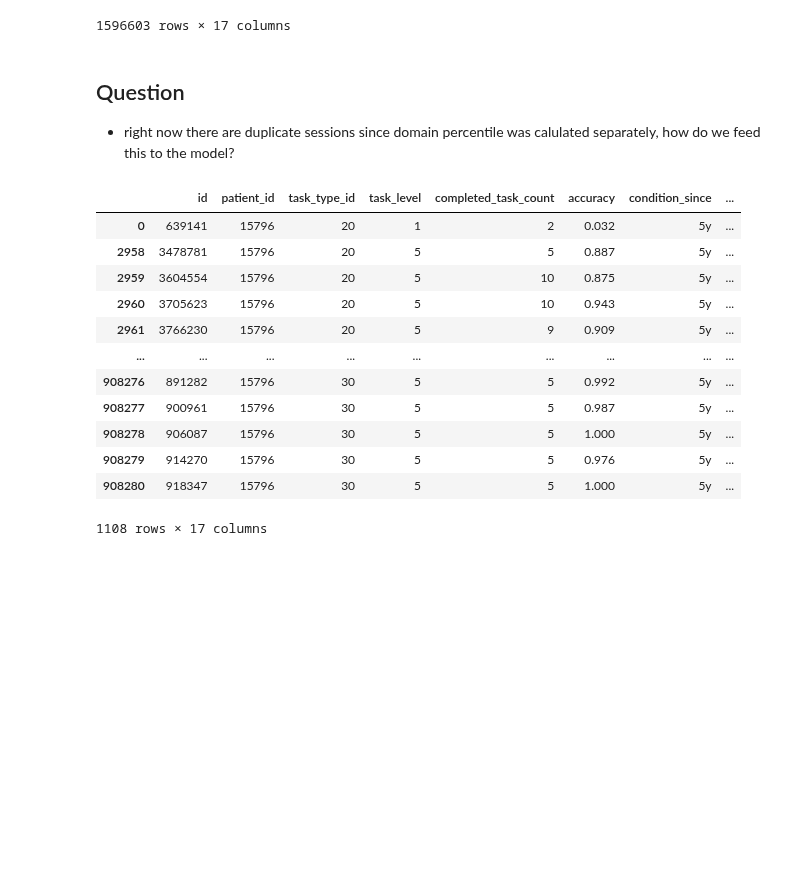
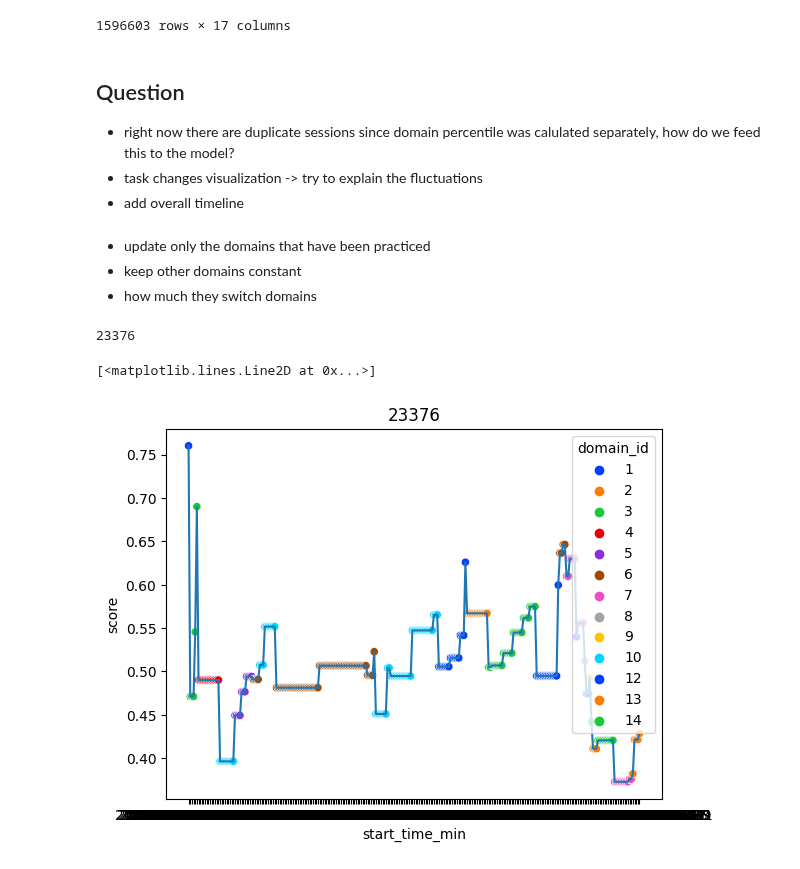
Before and after one commit to twchen88/ct_research, a Jupyter notebook: filter.ipynb, the cells around one changed output. Drawn from its saved outputs; the diff is of its cells as text; code cells hidden in the pictures; blank space fills up the shorter version.

```diff
--- a/filter.ipynb
+++ b/filter.ipynb
@@ -535,19 +541,21 @@ To adopt the future behavior and silence this warning, use
 # %% [markdown]
 ## Question
 * right now there are duplicate sessions since domain percentile was calulated separately, how do we feed this to the model?
+* task changes visualization -> try to explain the fluctuations
+* add overall timeline
-# %%
-final_df[final_df.patient_id == 15796]
-# %% [output]
-|  | id | patient_id | task_type_id | task_level | completed_task_count | accuracy | condition_since | ... |
-| 0 | 639141 | 15796 | 20 | 1 | 2 | 0.032 | 5y | ... |
-| 2958 | 3478781 | 15796 | 20 | 5 | 5 | 0.887 | 5y | ... |
-| 2959 | 3604554 | 15796 | 20 | 5 | 10 | 0.875 | 5y | ... |
-| 2960 | 3705623 | 15796 | 20 | 5 | 10 | 0.943 | 5y | ... |
-| 2961 | 3766230 | 15796 | 20 | 5 | 9 | 0.909 | 5y | ... |
-| ... | ... | ... | ... | ... | ... | ... | ... | ... |
-| 908276 | 891282 | 15796 | 30 | 5 | 5 | 0.992 | 5y | ... |
-| 908277 | 900961 | 15796 | 30 | 5 | 5 | 0.987 | 5y | ... |
-| 908278 | 906087 | 15796 | 30 | 5 | 5 | 1.000 | 5y | ... |
-| 908279 | 914270 | 15796 | 30 | 5 | 5 | 0.976 | 5y | ... |
-| 908280 | 918347 | 15796 | 30 | 5 | 5 | 1.000 | 5y | ... |
-1108 rows × 17 columns
+# %% [markdown]
+* update only the domains that have been practiced
+* keep other domains constant
+* how much they switch domains
+# %%
+import random
+pid = random.choice(pd.unique(final_df["patient_id"]))
+print(pid)
+# %% [output]
+23376
+# %%
+sns.scatterplot(data=final_df[final_df.patient_id == pid], x="start_time_min", y="score", hue="domain_id", palette="bright").set_title(pid)
+plt.plot(final_df[final_df.patient_id == pid]["start_time_min"], final_df[final_df.patient_id == pid]["score"])
+# %% [output]
+[<matplotlib.lines.Line2D at 0x...>]
+[figure, added]
```
Also changed, not shown: parts of 26 cells of this notebook.
